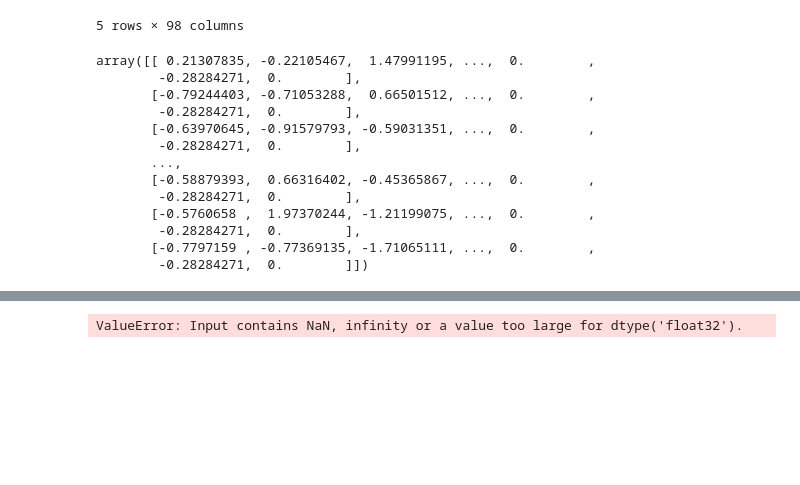
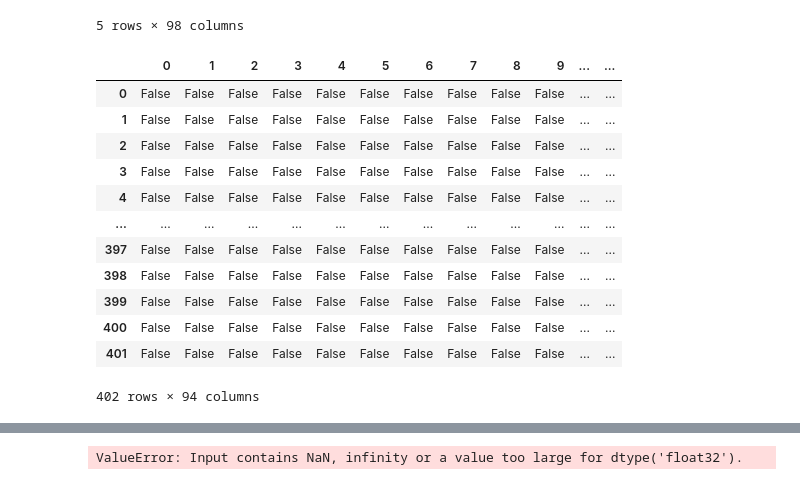
Before and after one commit to eccadena/ICO_Viability_Index, a Jupyter notebook: notebooks/libs/Mina/random_forest.ipynb, the cells around one changed output, grey strips where cells are left out. Cells and saved outputs as stored; diff of their text form; code cells hidden in the pictures; blank space fills up the shorter version.

```diff
--- a/notebooks/libs/Mina/random_forest.ipynb
+++ b/notebooks/libs/Mina/random_forest.ipynb
@@ -43,19 +43,22 @@ X_scaler = scaler.fit(X_train)
 
 X_train_scaled = X_scaler.transform(X_train)
 X_test_scaled = X_scaler.transform(X_test)
-# %%
-X_train_scaled
-# %% [output]
-array([[ 0.21307835, -0.22105467,  1.47991195, ...,  0.        ,
-        -0.28284271,  0.        ],
-       [-0.79244403, -0.71053288,  0.66501512, ...,  0.        ,
-        -0.28284271,  0.        ],
-       [-0.63970645, -0.91579793, -0.59031351, ...,  0.        ,
-        -0.28284271,  0.        ],
-       ...,
-       [-0.58879393,  0.66316402, -0.45365867, ...,  0.        ,
-        -0.28284271,  0.        ],
-       [-0.5760658 ,  1.97370244, -1.21199075, ...,  0.        ,
-        -0.28284271,  0.        ],
-       [-0.7797159 , -0.77369135, -1.71065111, ...,  0.        ,
-        -0.28284271,  0.        ]])
+# %%
+p = pd.DataFrame(X_train_scaled)
+# %%
+q = p.isna()
+q == True
+# %% [output]
+|  | 0 | 1 | 2 | 3 | 4 | 5 | 6 | 7 | 8 | 9 | ... | ... |
+| 0 | False | False | False | False | False | False | False | False | False | False | ... | ... |
+| 1 | False | False | False | False | False | False | False | False | False | False | ... | ... |
+| 2 | False | False | False | False | False | False | False | False | False | False | ... | ... |
+| 3 | False | False | False | False | False | False | False | False | False | False | ... | ... |
+| 4 | False | False | False | False | False | False | False | False | False | False | ... | ... |
+| ... | ... | ... | ... | ... | ... | ... | ... | ... | ... | ... | ... | ... |
+| 397 | False | False | False | False | False | False | False | False | False | False | ... | ... |
+| 398 | False | False | False | False | False | False | False | False | False | False | ... | ... |
+| 399 | False | False | False | False | False | False | False | False | False | False | ... | ... |
+| 400 | False | False | False | False | False | False | False | False | False | False | ... | ... |
+| 401 | False | False | False | False | False | False | False | False | False | False | ... | ... |
+402 rows × 94 columns
```
Also changed, not shown: parts of 1 cell of this notebook, 1 other file.
